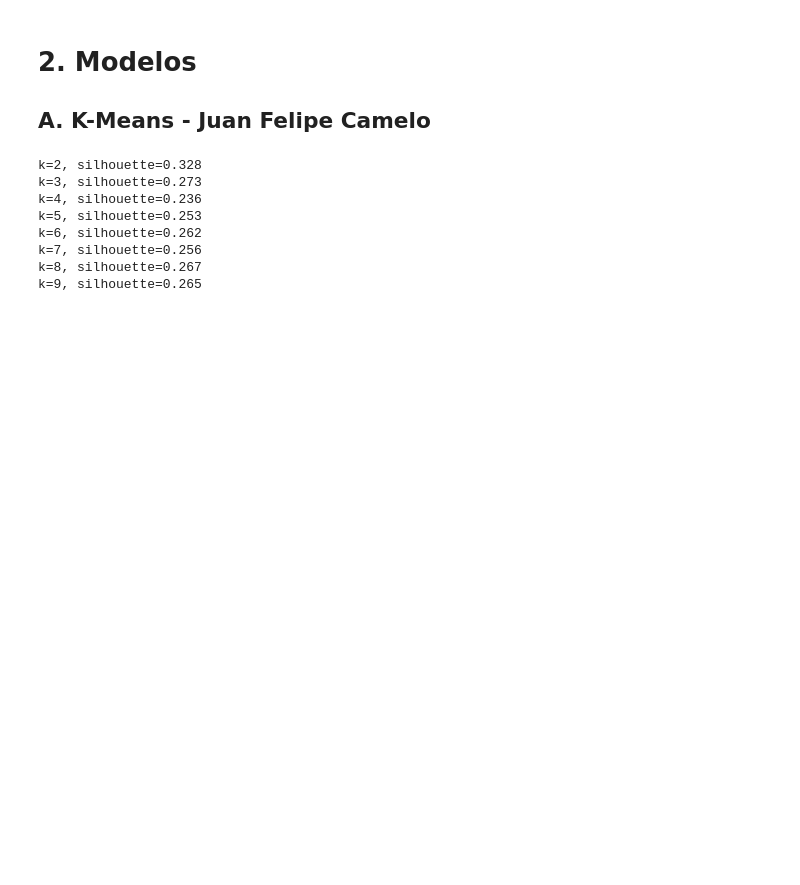
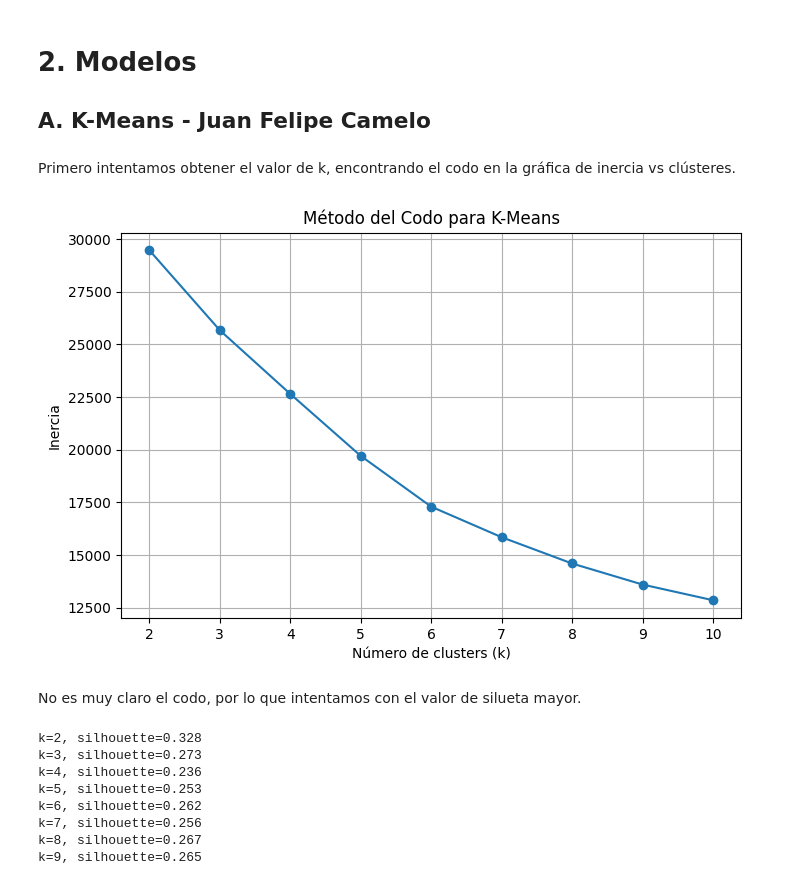
Before and after one commit to BI-organization/lab2, a Jupyter notebook: Lab2.ipynb, the cells around one changed output. Saved outputs shown, nothing was run; the diff lists cells and outputs as text; code cells hidden in the pictures; blank space fills up the shorter version.

Commit message:
kmeans

```diff
--- a/Lab2.ipynb
+++ b/Lab2.ipynb
@@ -400,6 +400,29 @@ A pesar de que todavía tenemos algunas correlaciones altas. Ya nos quedamos con
 # %% [markdown]
 # 2. Modelos
 ## A. K-Means - Juan Felipe Camelo
+# %% [markdown]
+Primero intentamos obtener el valor de k, encontrando el codo en la gráfica de inercia vs clústeres.
+# %%
+inertia = []
+K_range = range(2, 11)   # probaremos de 2 a 10 clusters
+
+for k in K_range:
+    kmeans = KMeans(n_clusters=k, random_state=42, n_init=10)
+    kmeans.fit(X)
+    inertia.append(kmeans.inertia_)  # Suma de distancias cuadráticas a los centroides
+
+# Graficar el método del codo
+plt.figure(figsize=(8,5))
+plt.plot(K_range, inertia, marker='o')
+plt.xlabel('Número de clusters (k)')
+plt.ylabel('Inercia')
+plt.title('Método del Codo para K-Means')
+plt.grid(True)
+plt.show()
+# %% [output]
+[figure, added]
+# %% [markdown]
+No es muy claro el codo, por lo que intentamos con el valor de silueta mayor.
 # %%
 X = df.values  # convert to numpy
 
```
Also changed, not shown: parts of 11 cells of this notebook.
